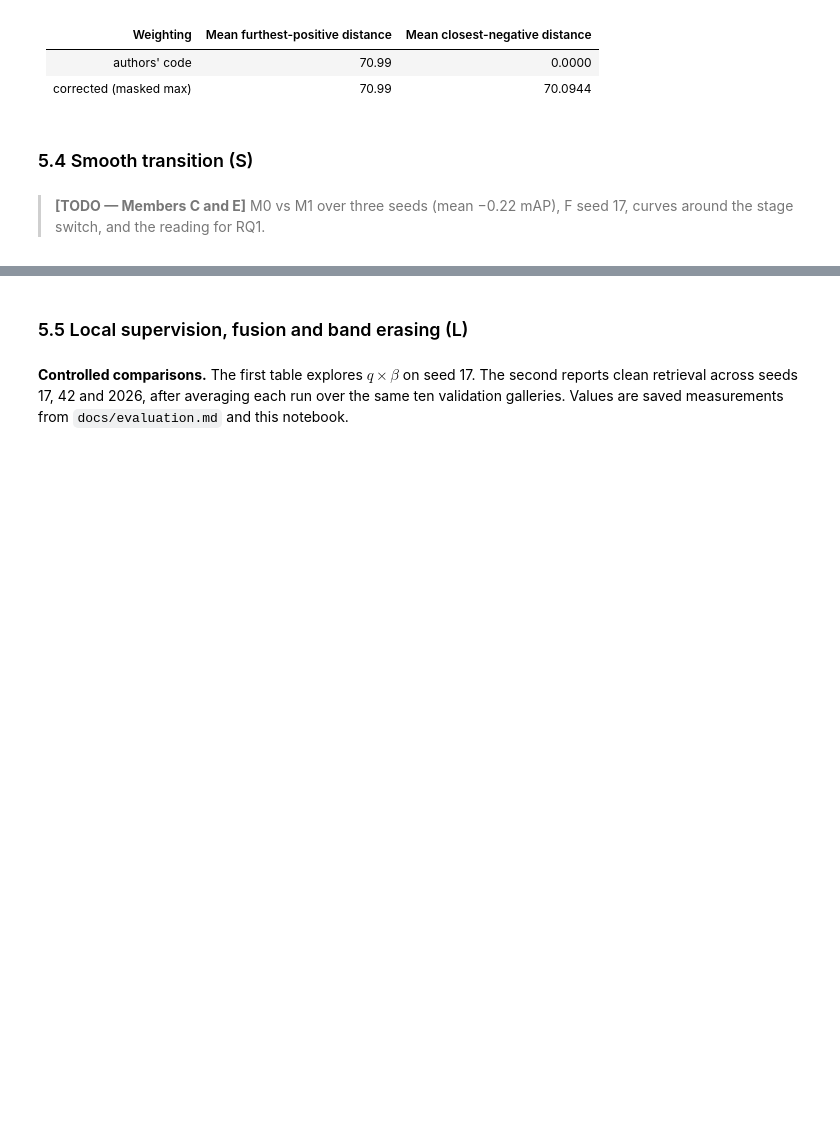
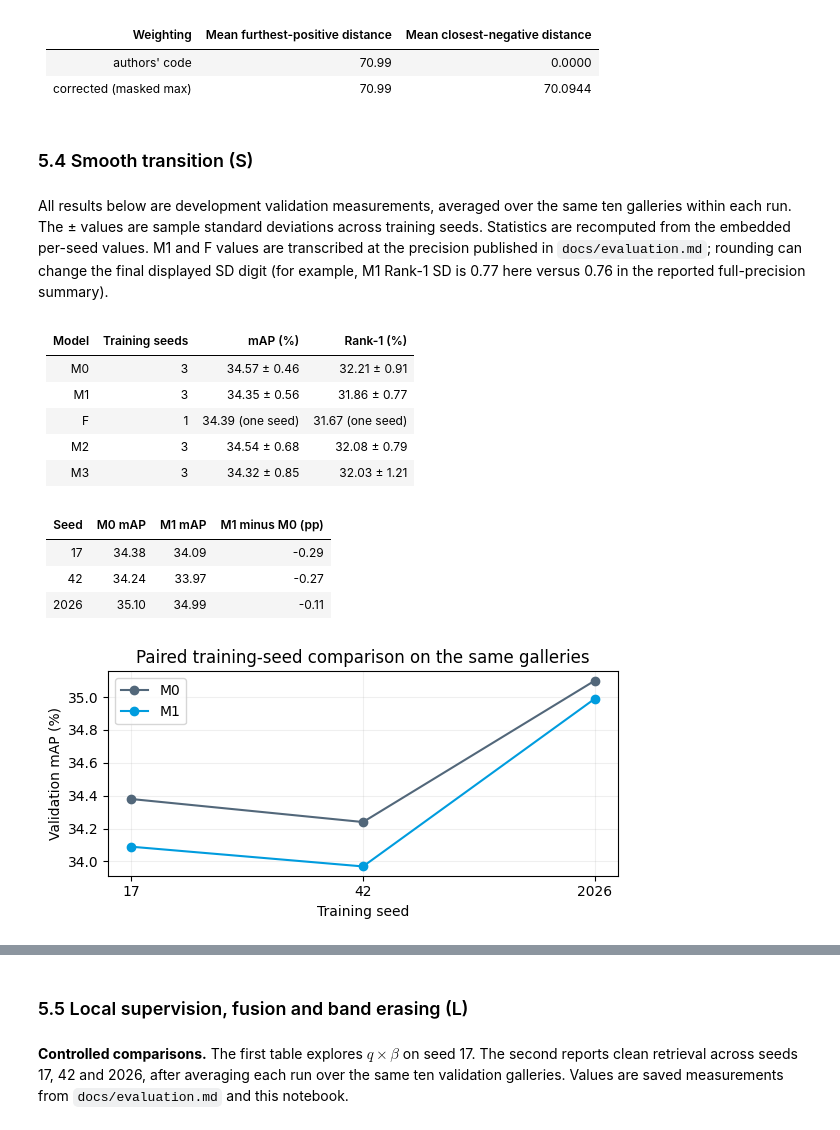
Before and after one commit to cattiesu2025/9444_project, a Jupyter notebook: submission/project.ipynb, the cells around one changed output, grey strips where cells are left out. Saved outputs shown, nothing was run; the diff lists cells and outputs as text; code cells hidden in the pictures; blank space fills up the shorter version.

```diff
--- a/submission/project.ipynb
+++ b/submission/project.ipynb
@@ -1105,5 +1203,47 @@ show_table(["Weighting", "Mean furthest-positive distance", "Mean closest-negati
 | corrected (masked max) | 70.99 | 70.0944 |
 # %% [markdown]
 ### 5.4 Smooth transition (S)
-# %% [markdown]
-> **[TODO — Members C and E]** M0 vs M1 over three seeds (mean −0.22 mAP), F seed 17, curves around the stage switch, and the reading for RQ1.
+# %% [markdown]
+All results below are development validation measurements, averaged over the same ten galleries within each run. The ± values are sample standard deviations across training seeds.
+ Statistics are recomputed from the embedded per-seed values. M1 and F values are transcribed at the precision published in `docs/evaluation.md`; rounding can change the final displayed SD digit (for example, M1 Rank-1 SD is 0.77 here versus 0.76 in the reported full-precision summary).
+# %%
+# Saved validation measurements: docs/evaluation.md (M1/F) and the existing
+# local-supervision evidence below (M2/M3). Values are proportions.
+s_saved = json.loads('{"M2": [{"seed": 17, "mAP": 0.3378, "rank1": 0.3152}, {"seed": 42, "mAP": 0.351, "rank1": 0.3298}, {"seed": 2026, "mAP": 0.3475, "rank1": 0.3175}], "M3": [{"seed": 17, "mAP": 0.3335, "rank1": 0.3063}, {"seed": 42, "mAP": 0.347, "rank1": 0.3279}, {"seed": 2026, "mAP": 0.3492, "rank1": 0.3267}], "M1": [{"seed": 17, "mAP": 0.3409, "rank1": 0.3135}, {"seed": 42, "mAP": 0.3397, "rank1": 0.3149}, {"seed": 2026, "mAP": 0.3499, "rank1": 0.3274}], "F": [{"seed": 17, "mAP": 0.3439, "rank1": 0.3167}]}')
+s_saved["M0"] = val["M0"]
+s_runs = {name: {int(run['seed']): run for run in s_saved[name]}
+          for name in ['M0', 'M1', 'F', 'M2', 'M3']}
+s_seeds = [17, 42, 2026]
+def s_values(name, metric='mAP'):
+    return 100 * np.array([s_runs[name][s][metric] for s in sorted(s_runs[name])])
+def s_summary(name, metric):
+    x = s_values(name, metric)
+    return f'{x.mean():.2f} ± {x.std(ddof=1):.2f}' if len(x) > 1 else f'{x[0]:.2f} (one seed)'
+show_table(['Model', 'Training seeds', 'mAP (%)', 'Rank-1 (%)'],
+           [[name, len(s_runs[name]), s_summary(name, 'mAP'), s_summary(name, 'rank1')]
+            for name in ['M0', 'M1', 'F', 'M2', 'M3']])
+show_table(['Seed', 'M0 mAP', 'M1 mAP', 'M1 minus M0 (pp)'],
+           [[s, f"{100*s_runs['M0'][s]['mAP']:.2f}",
+             f"{100*s_runs['M1'][s]['mAP']:.2f}",
+             f"{100*(s_runs['M1'][s]['mAP']-s_runs['M0'][s]['mAP']):+.2f}"]
+            for s in s_seeds])
+fig, ax = plt.subplots(figsize=(6, 3))
+for name, colour in [('M0', '#52677a'), ('M1', '#009cde')]:
+    ax.plot([str(s) for s in s_seeds], [100*s_runs[name][s]['mAP'] for s in s_seeds], marker='o', label=name, color=colour)
+ax.set(xlabel='Training seed', ylabel='Validation mAP (%)',
+       title='Paired training-seed comparison on the same galleries')
+ax.legend(); ax.grid(alpha=0.2); fig.tight_layout(); plt.show()
+# %% [output]
+| Model | Training seeds | mAP (%) | Rank-1 (%) |
+| --- | --- | --- | --- |
+| M0 | 3 | 34.57 ± 0.46 | 32.21 ± 0.91 |
+| M1 | 3 | 34.35 ± 0.56 | 31.86 ± 0.77 |
+| F | 1 | 34.39 (one seed) | 31.67 (one seed) |
+| M2 | 3 | 34.54 ± 0.68 | 32.08 ± 0.79 |
+| M3 | 3 | 34.32 ± 0.85 | 32.03 ± 1.21 |
+| Seed | M0 mAP | M1 mAP | M1 minus M0 (pp) |
+| --- | --- | --- | --- |
+| 17 | 34.38 | 34.09 | -0.29 |
+| 42 | 34.24 | 33.97 | -0.27 |
+| 2026 | 35.10 | 34.99 | -0.11 |
+[figure, added]
```
Also changed, not shown: parts of 24 cells of this notebook, 3 other files.
